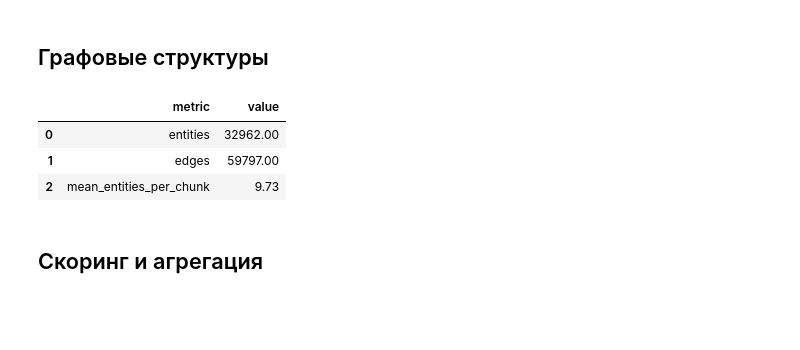
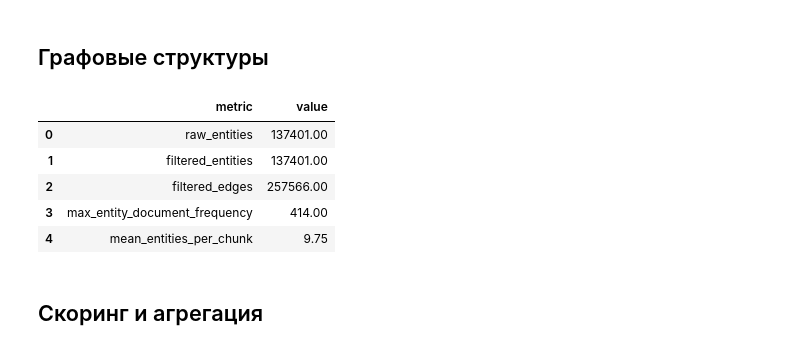
Before and after one commit to Xiandec/SciGuide, a Jupyter notebook: notebooks/scifact_retrieval_baselines.ipynb, the cells around one changed output. Drawn from its saved outputs; the diff is of its cells as text; code cells hidden in the pictures; blank space fills up the shorter version.

```diff
--- a/notebooks/scifact_retrieval_baselines.ipynb
+++ b/notebooks/scifact_retrieval_baselines.ipynb
@@ -54,8 +54,9 @@ from sciguide_pipeline.infrastructure.processing import (
 # %% [markdown]
 ## Настройки эксперимента
 # %%
-MAX_DOCUMENTS = 1200
-MAX_QUERIES = 100
+MAX_DOCUMENTS = None
+MAX_QUERIES = None
+VALIDATION_SHARE = 0.2
 CHUNK_SIZE = 900
 CHUNK_OVERLAP = 120
 EMBEDDING_MODEL_NAME = "BAAI/bge-m3"
@@ -63,8 +64,9 @@ K_VALUES = [5, 10]
 
 BM25_TOP_CHUNKS = 40
 SEMANTIC_TOP_CHUNKS = 40
-GRAPH_VECTOR_WEIGHT = 0.75
-GRAPH_SIGNAL_WEIGHT = 0.25
+GRAPH_SIGNAL_WEIGHT_GRID = [0.0, 0.05, 0.10, 0.15, 0.20, 0.25]
+ENTITY_MAX_DOCUMENT_FREQUENCY_SHARE = 0.08
+NEIGHBOR_SIGNAL_WEIGHT = 0.15
 # %% [markdown]
 ## Загрузка SciFact
 # %%
@@ -87,7 +89,9 @@ corpus_rows = load_jsonl(DATASET_DIR / "corpus.jsonl")
 query_rows = load_jsonl(DATASET_DIR / "queries.jsonl")
 corpus = {str(row["_id"]): row for row in corpus_rows}
 queries = {str(row["_id"]): row["text"] for row in query_rows}
-qrels = load_qrels(DATASET_DIR / "qrels" / "test.tsv")
+train_qrels = load_qrels(DATASET_DIR / "qrels" / "train.tsv")
+test_qrels = load_qrels(DATASET_DIR / "qrels" / "test.tsv")
+qrels = test_qrels
 
-len(corpus), len(queries), len(qrels)
+len(corpus), len(queries), len(train_qrels), len(test_qrels)
 # %% [output]
@@ -279,44 +295,68 @@ Warning: You are sending unauthenticated requests to the HF Hub. Please set a HF
 ## Графовые структуры
 # %%
 extractor = DeterministicEntityExtractor()
-chunk_entities = [tuple(extractor.extract(text)) for text in chunk_frame["text"]]
+chunk_entities_raw = [tuple(extractor.extract(text)) for text in chunk_frame["text"]]
+
+entity_document_frequency: Counter[str] = Counter()
+for doc_id, group in chunk_frame.groupby("document_id").groups.items():
+    doc_entities = set()
+    for chunk_index in group:
+        doc_entities.update(chunk_entities_raw[chunk_index])
+    entity_document_frequency.update(doc_entities)
+
+max_entity_document_frequency = max(1, int(len(selected_corpus) * ENTITY_MAX_DOCUMENT_FREQUENCY_SHARE))
+allowed_entities = {
+    entity
+    for entity, frequency in entity_document_frequency.items()
+    if frequency <= max_entity_document_frequency
+}
+entity_idf = {
+    entity: math.log(1 + len(selected_corpus) / (1 + entity_document_frequency[entity]))
+    for entity in allowed_entities
+}
+
+chunk_entities = [tuple(entity for entity in entities if entity in allowed_entities) for entities in chunk_entities_raw]
 entity_to_chunks: dict[str, set[int]] = defaultdict(set)
 token_to_entities: dict[str, set[str]] = defaultdict(set)
 entity_tokens: dict[str, set[str]] = {}
 entity_edges = Counter()
 
 for chunk_index, entities in enumerate(chunk_entities):
     unique_entities = list(dict.fromkeys(entities))
     for entity in unique_entities:
         entity_to_chunks[entity].add(chunk_index)
         tokens = set(extractor.extract_tokens(entity))
         entity_tokens[entity] = tokens
         for token in tokens:
             token_to_entities[token].add(entity)
     for index, left_entity in enumerate(unique_entities):
         for right_entity in unique_entities[index + 1 : index + 3]:
             entity_edges[(left_entity, right_entity)] += 1
 
 neighbors: dict[str, set[str]] = defaultdict(set)
 for left_entity, right_entity in entity_edges:
     neighbors[left_entity].add(right_entity)
     neighbors[right_entity].add(left_entity)
 
 pd.DataFrame(
     {
-        "metric": ["entities", "edges", "mean_entities_per_chunk"],
+        "metric": ["raw_entities", "filtered_entities", "filtered_edges", "max_entity_document_frequency", "mean_entities_per_chunk"],
         "value": [
+            len(entity_document_frequency),
             len(entity_to_chunks),
             len(entity_edges),
+            max_entity_document_frequency,
             round(np.mean([len(entities) for entities in chunk_entities]), 2),
         ],
     }
 )
 # %% [output]
 |  | metric | value |
-| 0 | entities | 32962.00 |
-| 1 | edges | 59797.00 |
-| 2 | mean_entities_per_chunk | 9.73 |
+| 0 | raw_entities | 137401.00 |
+| 1 | filtered_entities | 137401.00 |
+| 2 | filtered_edges | 257566.00 |
+| 3 | max_entity_document_frequency | 414.00 |
+| 4 | mean_entities_per_chunk | 9.75 |
 # %% [markdown]
 ## Скоринг и агрегация
 # %%
```
Also changed, not shown: parts of 10 cells of this notebook, 3 other files.
